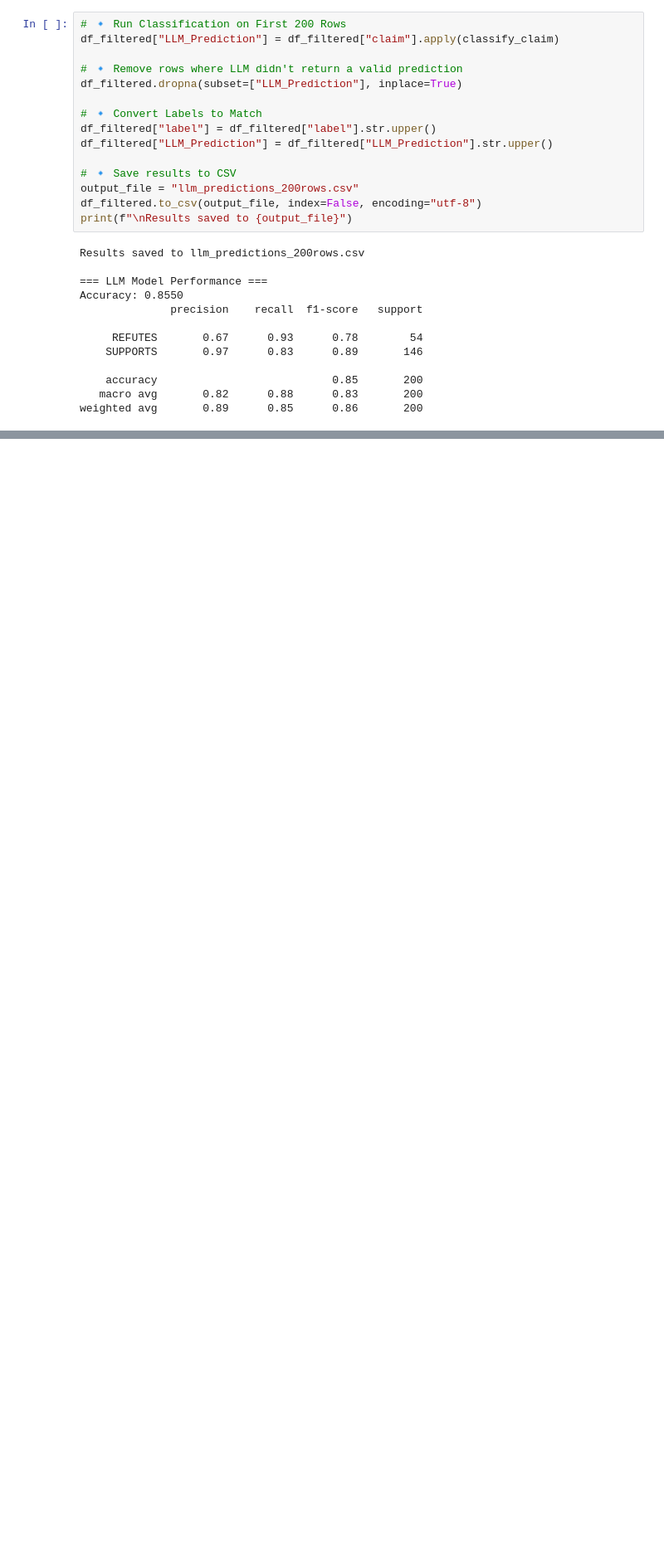
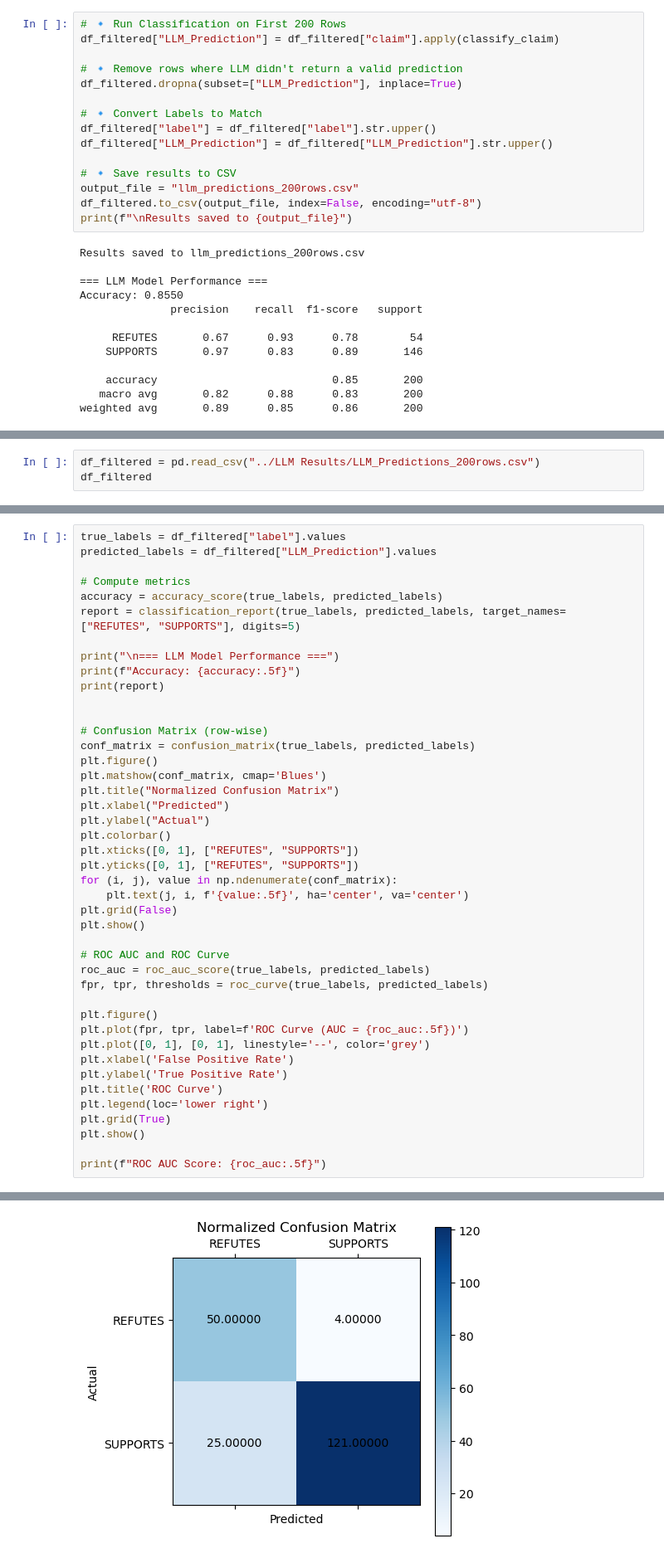
Before and after one commit to junyang99/IS424, a Jupyter notebook: Content-Based Classification (FEVER)/LLM.ipynb, the cells around one changed output, grey strips where cells are left out. Shown: that part at 83% size. Saved outputs shown, nothing was run; the diff lists cells and outputs as text; blank space fills up the shorter version.

```diff
--- a/Content-Based Classification (FEVER)/LLM.ipynb
+++ b/Content-Based Classification (FEVER)/LLM.ipynb
@@ -97,0 +86,3 @@ NameError: name 'df_filtered' is not defined
+# %%
+df_filtered = pd.read_csv("../LLM Results/LLM_Predictions_200rows.csv")
+df_filtered
@@ -97,0 +103,44 @@ NameError: name 'df_filtered' is not defined
+# %%
+true_labels = df_filtered["label"].values
+predicted_labels = df_filtered["LLM_Prediction"].values
+
+# Compute metrics
+accuracy = accuracy_score(true_labels, predicted_labels)
+report = classification_report(true_labels, predicted_labels, target_names=["REFUTES", "SUPPORTS"], digits=5)
+
+print("\n=== LLM Model Performance ===")
+print(f"Accuracy: {accuracy:.5f}")
+print(report)
+
+
+# Confusion Matrix (row-wise)
+conf_matrix = confusion_matrix(true_labels, predicted_labels)
+plt.figure()
+plt.matshow(conf_matrix, cmap='Blues')
+plt.title("Normalized Confusion Matrix")
+plt.xlabel("Predicted")
+plt.ylabel("Actual")
+plt.colorbar()
+plt.xticks([0, 1], ["REFUTES", "SUPPORTS"])
+plt.yticks([0, 1], ["REFUTES", "SUPPORTS"])
+for (i, j), value in np.ndenumerate(conf_matrix):
+    plt.text(j, i, f'{value:.5f}', ha='center', va='center')
+plt.grid(False)
+plt.show()
+
+# ROC AUC and ROC Curve
+roc_auc = roc_auc_score(true_labels, predicted_labels)
+fpr, tpr, thresholds = roc_curve(true_labels, predicted_labels)
+
+plt.figure()
+plt.plot(fpr, tpr, label=f'ROC Curve (AUC = {roc_auc:.5f})')
+plt.plot([0, 1], [0, 1], linestyle='--', color='grey')
+plt.xlabel('False Positive Rate')
+plt.ylabel('True Positive Rate')
+plt.title('ROC Curve')
+plt.legend(loc='lower right')
+plt.grid(True)
+plt.show()
+
+print(f"ROC AUC Score: {roc_auc:.5f}")
+# %% [output]
@@ -97,0 +158 @@ NameError: name 'df_filtered' is not defined
+[figure, added]
```
Also changed, not shown: parts of 5 cells of this notebook.
